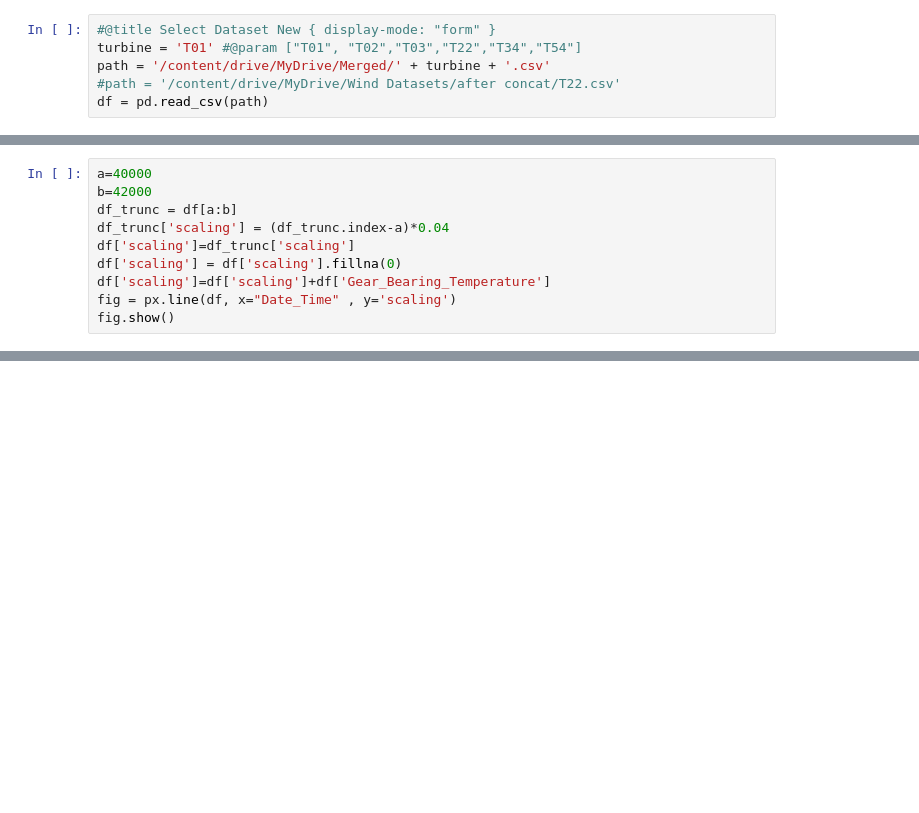
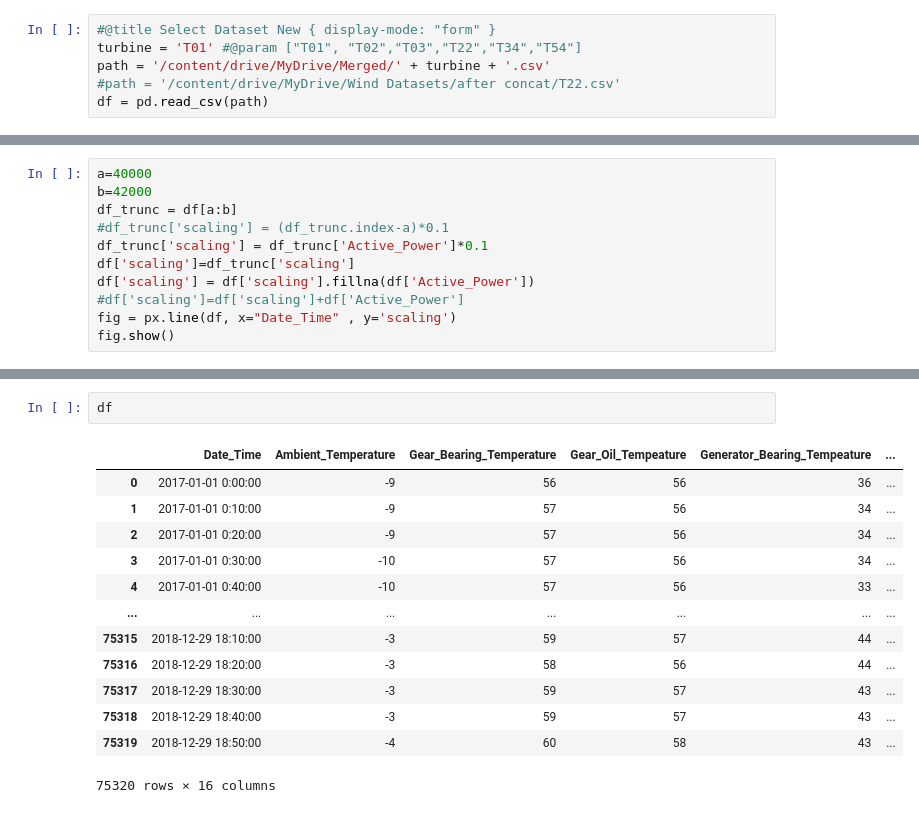
Before and after one commit to entc-17-fyp-20/CM_Normal_Behaviour_Modeling, a Jupyter notebook: Data_Augmentation.ipynb, the cells around one changed output, grey strips where cells are left out. Cells and saved outputs as stored; diff of their text form; blank space fills up the shorter version.

Commit message:
updated for active power data augmentation

```diff
--- a/Data_Augmentation.ipynb
+++ b/Data_Augmentation.ipynb
@@ -30,10 +50,11 @@ df = pd.read_csv(path)
 a=40000
 b=42000
 df_trunc = df[a:b]
-df_trunc['scaling'] = (df_trunc.index-a)*0.04
+#df_trunc['scaling'] = (df_trunc.index-a)*0.1
+df_trunc['scaling'] = df_trunc['Active_Power']*0.1
 df['scaling']=df_trunc['scaling']
-df['scaling'] = df['scaling'].fillna(0)
-df['scaling']=df['scaling']+df['Gear_Bearing_Temperature']
+df['scaling'] = df['scaling'].fillna(df['Active_Power'])
+#df['scaling']=df['scaling']+df['Active_Power']
 fig = px.line(df, x="Date_Time" , y='scaling')
 fig.show()
 # %% [output]
@@ -42,3 +63,19 @@ Try using .loc[row_indexer,col_indexer] = value instead
 
 See the caveats in the documentation: https://pandas.pydata.org/pandas-docs/stable/user_guide/indexing.html#returning-a-view-versus-a-copy
 [interactive output not drawn]
+# %%
+df
+# %% [output]
+|  | Date_Time | Ambient_Temperature | Gear_Bearing_Temperature | Gear_Oil_Tempeature | Generator_Bearing_Tempeature | ... |
+| 0 | 2017-01-01 0:00:00 | -9 | 56 | 56 | 36 | ... |
+| 1 | 2017-01-01 0:10:00 | -9 | 57 | 56 | 34 | ... |
+| 2 | 2017-01-01 0:20:00 | -9 | 57 | 56 | 34 | ... |
+| 3 | 2017-01-01 0:30:00 | -10 | 57 | 56 | 34 | ... |
+| 4 | 2017-01-01 0:40:00 | -10 | 57 | 56 | 33 | ... |
+| ... | ... | ... | ... | ... | ... | ... |
+| 75315 | 2018-12-29 18:10:00 | -3 | 59 | 57 | 44 | ... |
+| 75316 | 2018-12-29 18:20:00 | -3 | 58 | 56 | 44 | ... |
+| 75317 | 2018-12-29 18:30:00 | -3 | 59 | 57 | 43 | ... |
+| 75318 | 2018-12-29 18:40:00 | -3 | 59 | 57 | 43 | ... |
+| 75319 | 2018-12-29 18:50:00 | -4 | 60 | 58 | 43 | ... |
+75320 rows × 16 columns
```
Also changed, not shown: parts of 1 cell of this notebook.
